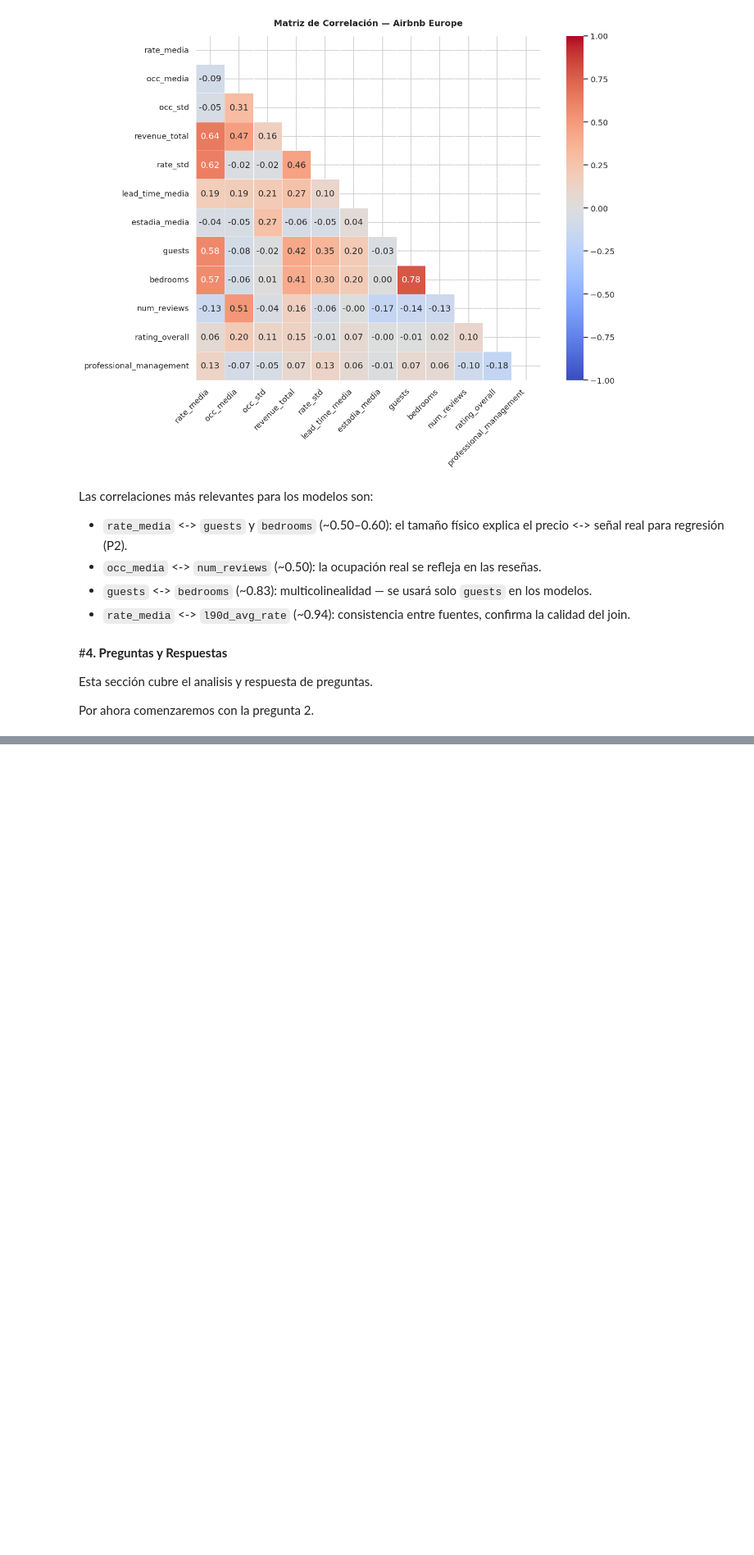
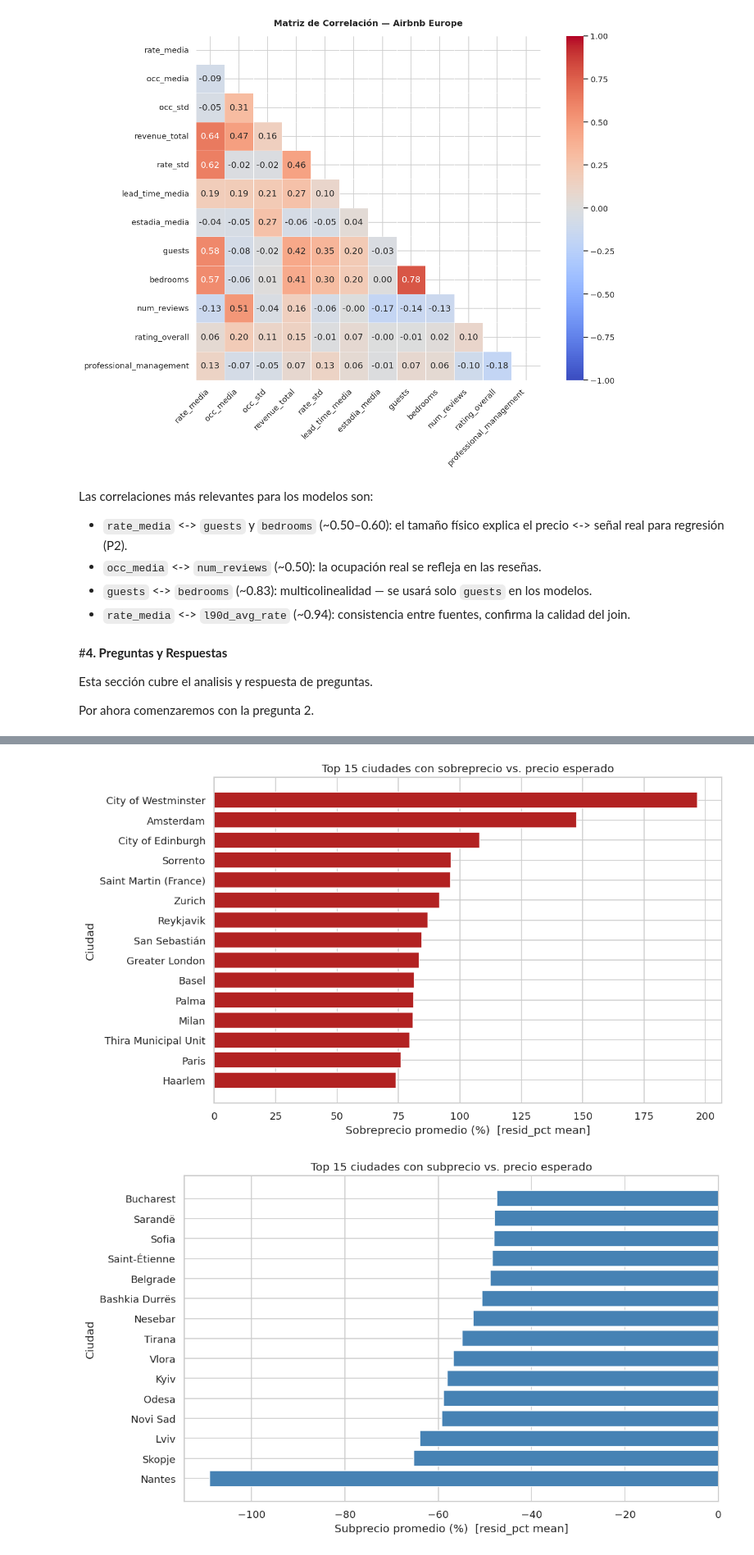
Before and after one commit to Rajevic-0/Proyecto-Mineria-De-Datos, a Jupyter notebook: Notebooks/Hito_1.ipynb, the cells around one changed output, grey strips where cells are left out. Shown at 82% size. Drawn from its saved outputs; the diff is of its cells as text; code cells hidden in the pictures; blank space fills up the shorter version.

```diff
--- a/Notebooks/Hito_1.ipynb
+++ b/Notebooks/Hito_1.ipynb
@@ -578,0 +582,27 @@ Top ciudades con precio por debajo de lo esperado (subprecio):
+# %%
+import matplotlib.pyplot as plt
+
+top = city_premium.head(15).iloc[::-1]
+
+plt.figure(figsize=(10, 6))
+plt.barh(top.index, top["premium_pct"], color="firebrick")
+plt.axvline(0, color="black", linewidth=1)
+plt.title("Top 15 ciudades con sobreprecio vs. precio esperado")
+plt.xlabel("Sobreprecio promedio (%)  [resid_pct mean]")
+plt.ylabel("Ciudad")
+plt.tight_layout()
+plt.show()
+
+bottom = city_premium.sort_values("premium_pct", ascending=True).head(15)
+
+plt.figure(figsize=(10, 6))
+plt.barh(bottom.index, bottom["premium_pct"], color="steelblue")
+plt.axvline(0, color="black", linewidth=1)
+plt.title("Top 15 ciudades con subprecio vs. precio esperado")
+plt.xlabel("Subprecio promedio (%)  [resid_pct mean]")
+plt.ylabel("Ciudad")
+plt.tight_layout()
+plt.show()
+# %% [output]
+[figure, added]
+[figure, added]
```
Also changed, not shown: parts of 4 cells of this notebook.
